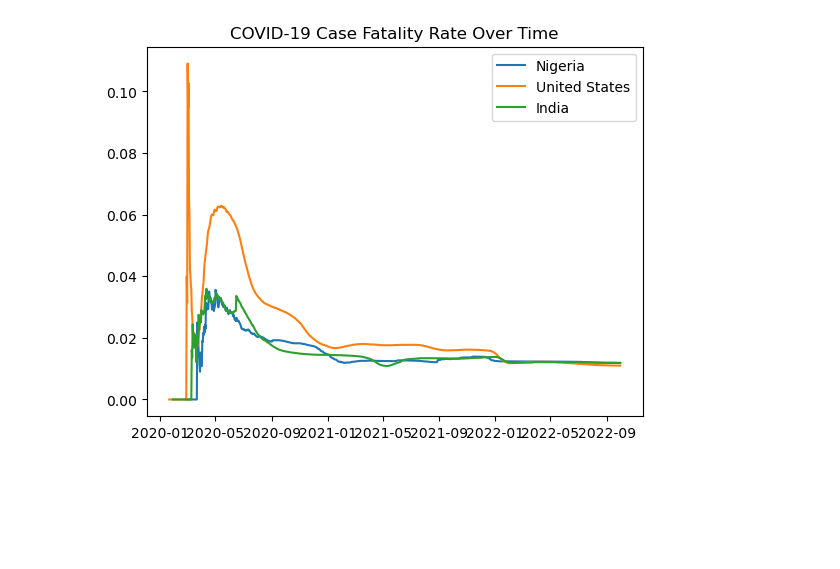
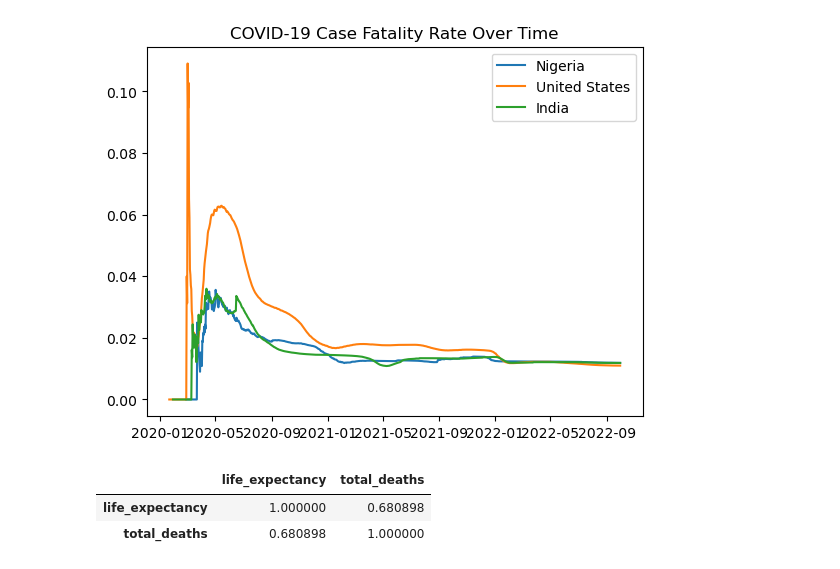
Before and after one commit to Temidayo-data/covid19-analysis, a Jupyter notebook: covid19_biostatistics_analysis.ipynb, the cells around one changed output. Cells and saved outputs as stored; diff of their text form; code cells hidden in the pictures; blank space fills up the shorter version.

```diff
--- a/covid19_biostatistics_analysis.ipynb
+++ b/covid19_biostatistics_analysis.ipynb
@@ -132,3 +125,17 @@ plt.show()
 # %%
 #INSIGHT
 The case fatality rate varies across countries, with fluctuations over time. This may reflect differences in healthcare capacity, testing strategies, and reporting accuracy.
+# %%
+## LIFE EXPECTANCY AND COVID-19 MORTALITY CORR
+df_full = pd.read_csv("owid-covid-data.csv")
+# %%
+df_full = df_full[['date','location','total_cases','total_deaths','life_expectancy']]
+
+countries = ['Nigeria', 'United States', 'India']
+df_full = df_full[df_full['location'].isin(countries)]
+df_full = df_full.fillna(0)
+df_full[['life_expectancy','total_deaths']].corr()
+# %% [output]
+|  | life_expectancy | total_deaths |
+| life_expectancy | 1.000000 | 0.680898 |
+| total_deaths | 0.680898 | 1.000000 |
```
Also changed, not shown: parts of 6 cells of this notebook.
